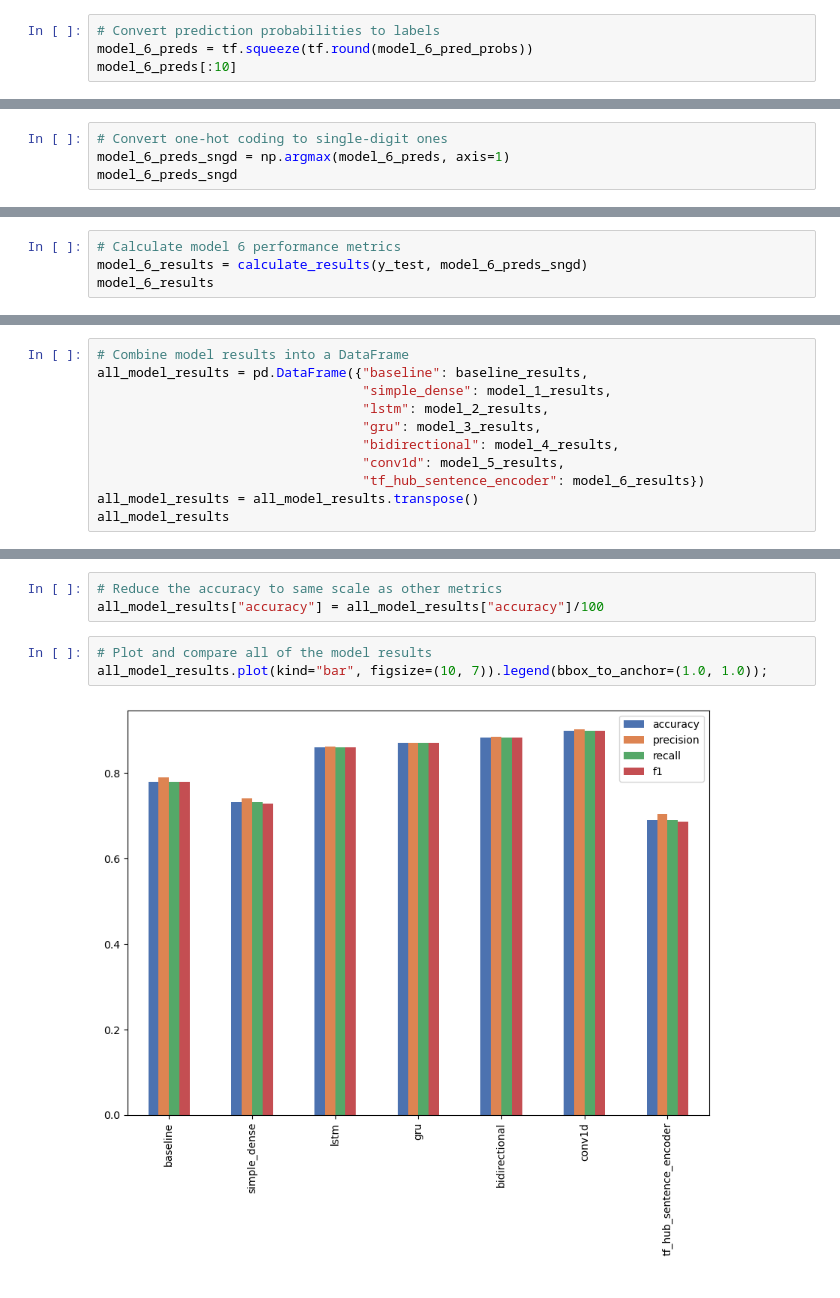
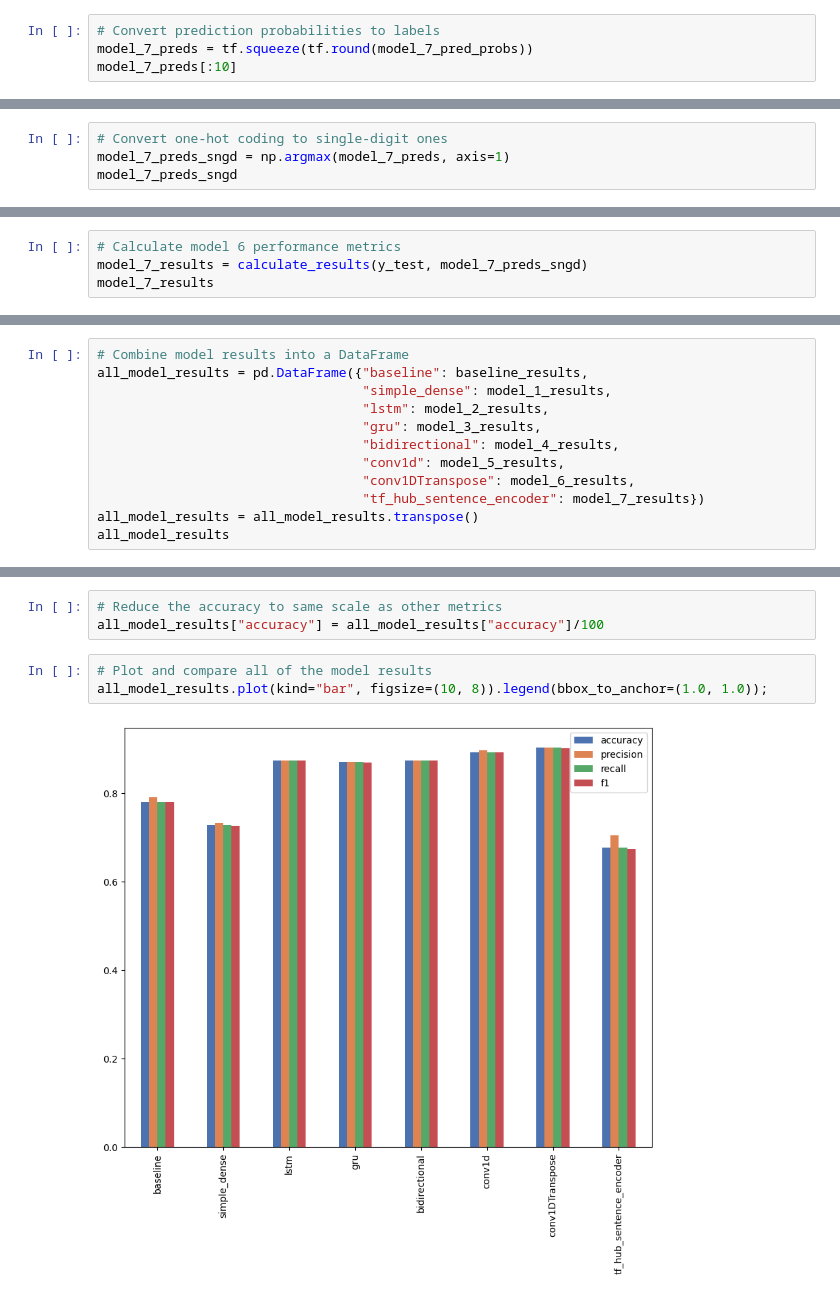
Before and after one commit to Nimausfi/ChatGPT_Reviews, a Jupyter notebook: ChatGPT_reviews.ipynb, the cells around one changed output, grey strips where cells are left out. Cells and saved outputs as stored; diff of their text form.

Commit message:
Add a new model

```diff
--- a/ChatGPT_reviews.ipynb
+++ b/ChatGPT_reviews.ipynb
@@ -1572,7 +1711,7 @@ array([[0.41460216, 0.75265133, 0.42352557],
 # %%
 # Convert prediction probabilities to labels
-model_6_preds = tf.squeeze(tf.round(model_6_pred_probs))
-model_6_preds[:10]
+model_7_preds = tf.squeeze(tf.round(model_7_pred_probs))
+model_7_preds[:10]
 # %% [output]
 <tf.Tensor: shape=(10, 3), dtype=float32, numpy=
 array([[0., 1., 0.],
@@ -1588,5 +1727,5 @@ array([[0., 1., 0.],
 # %%
 # Convert one-hot coding to single-digit ones
-model_6_preds_sngd = np.argmax(model_6_preds, axis=1)
-model_6_preds_sngd
+model_7_preds_sngd = np.argmax(model_7_preds, axis=1)
+model_7_preds_sngd
 # %% [output]
@@ -1607,6 +1746,6 @@ array([1, 0, 0, 0, 2, 0, 0, 0, 1, 2, 2, 1, 0, 2, 0, 1, 1, 0, 2, 1, 2, 0,
        0], dtype=int64)
 # %%
 # Calculate model 6 performance metrics
-model_6_results = calculate_results(y_test, model_6_preds_sngd)
-model_6_results
+model_7_results = calculate_results(y_test, model_7_preds_sngd)
+model_7_results
 # %% [output]
@@ -1632,7 +1771,8 @@ all_model_results = pd.DataFrame({"baseline": baseline_results,
                                   "gru": model_3_results,
                                   "bidirectional": model_4_results,
                                   "conv1d": model_5_results,
-                                  "tf_hub_sentence_encoder": model_6_results})
+                                  "conv1DTranspose": model_6_results,
+                                  "tf_hub_sentence_encoder": model_7_results})
 all_model_results = all_model_results.transpose()
 all_model_results
 # %% [output]
@@ -1649,8 +1790,8 @@ all_model_results
 all_model_results["accuracy"] = all_model_results["accuracy"]/100
 # %%
 # Plot and compare all of the model results
-all_model_results.plot(kind="bar", figsize=(10, 7)).legend(bbox_to_anchor=(1.0, 1.0));
+all_model_results.plot(kind="bar", figsize=(10, 8)).legend(bbox_to_anchor=(1.0, 1.0));
 # %% [output]
-[figure, old version]
+[figure, new version]
 # %%
 # Sort model results by f1-score
```
Also changed, not shown: parts of 58 cells of this notebook.
